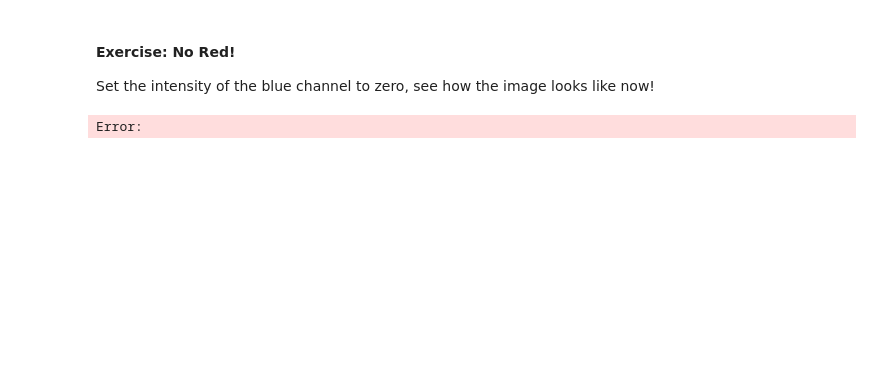
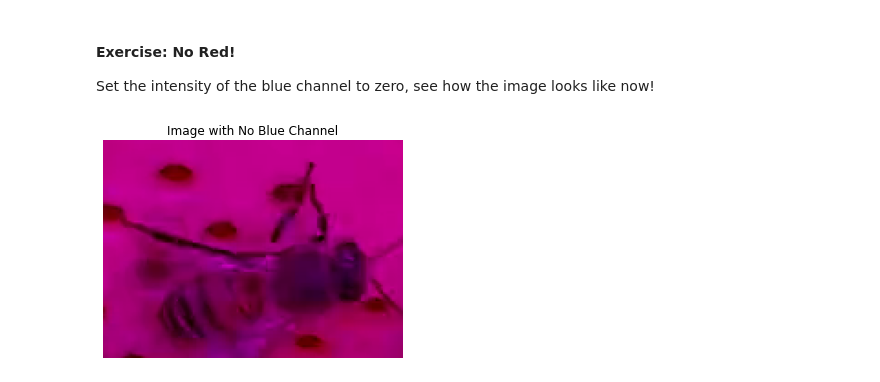
Before and after one commit to agreco92/Tutorials, a Jupyter notebook: intro_python_highschool_2024/Tutorial_pt2_1605.ipynb, the cells around one changed output. Cells and saved outputs as stored; diff of their text form; code cells hidden in the pictures; blank space fills up the shorter version.

```diff
--- a/intro_python_highschool_2024/Tutorial_pt2_1605.ipynb
+++ b/intro_python_highschool_2024/Tutorial_pt2_1605.ipynb
@@ -70,10 +68,10 @@ Set the intensity of the blue channel to zero, see how the image looks like now!
 # %%
 # Zero out the blue channel and display the modified image
 image_no_blue = image.copy()
-image_no_blue[:, :, 2] = 0
+image_no_blue[:, :, 1] = 0
 plt.imshow(image_no_blue)
 plt.title('Image with No Blue Channel')
 plt.axis('off')
 plt.show()
 # %% [output]
-Error:
+[figure, added]
```
Also changed, not shown: parts of 5 cells of this notebook.
